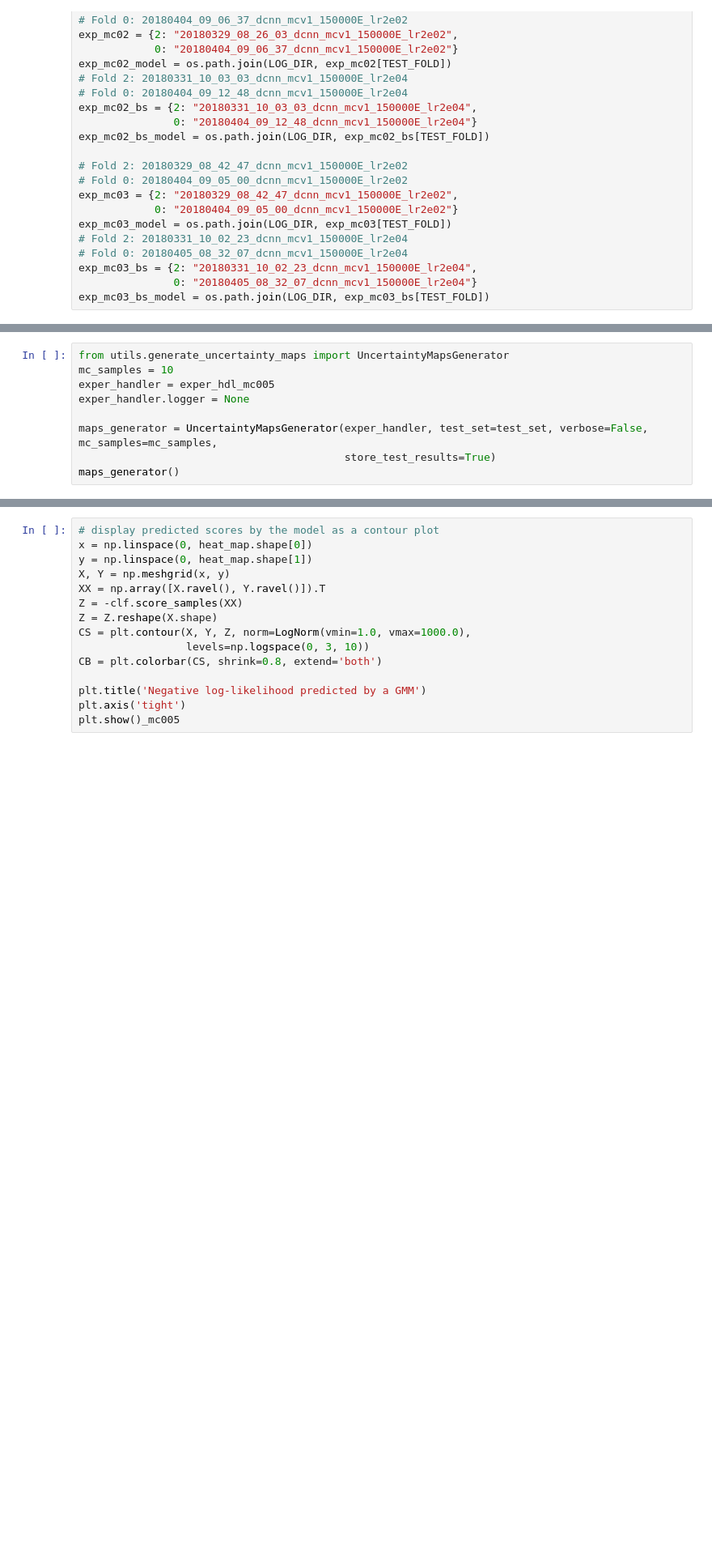
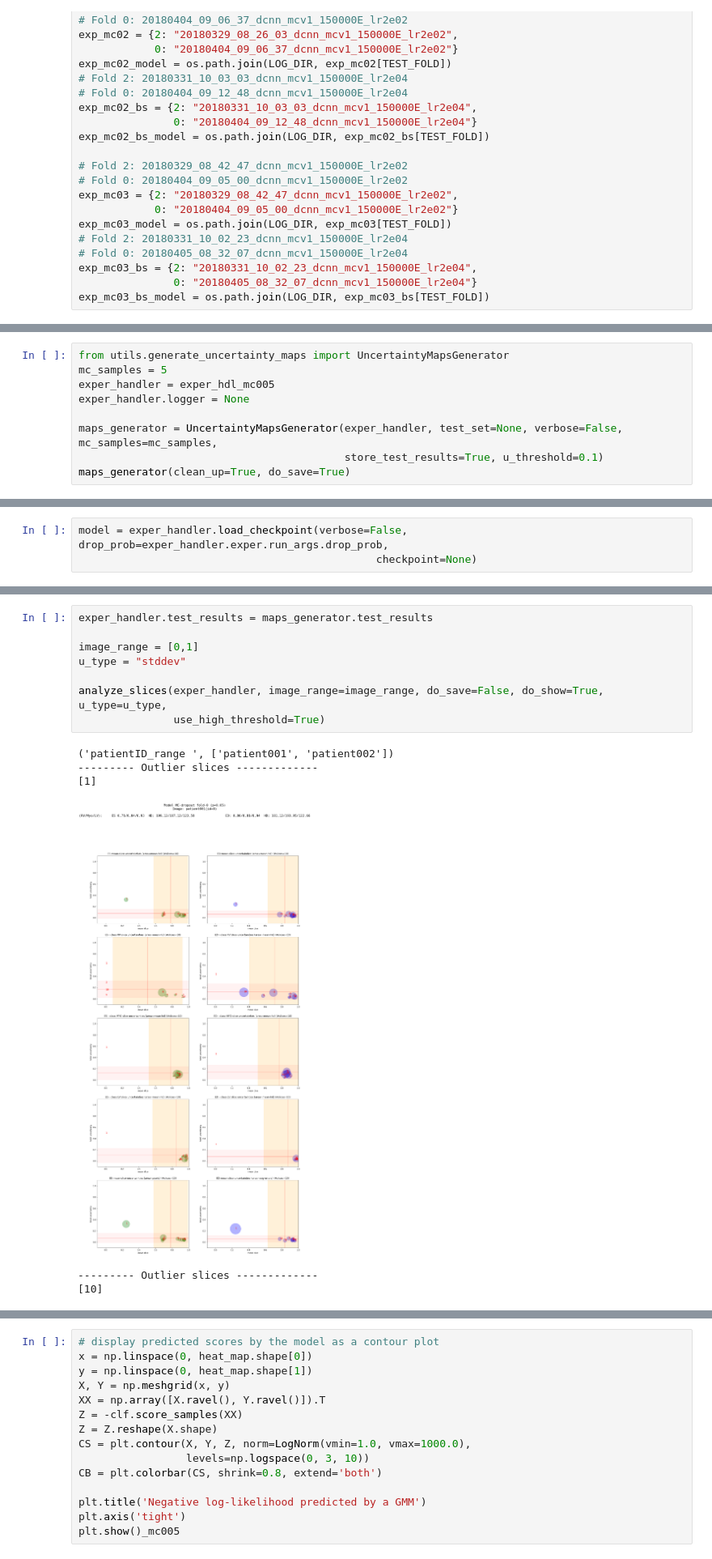
Before and after one commit to toologicbv/dcnn_acdc, a Jupyter notebook: notebooks/exploit_uncertainty.ipynb, the cells around one changed output, grey strips where cells are left out. Shown at 81% size. Saved outputs shown, nothing was run; the diff lists cells and outputs as text; blank space fills up the shorter version.

Commit message:
incorporated generate-outlier-dataset into experiment handler

```diff
--- a/notebooks/exploit_uncertainty.ipynb
+++ b/notebooks/exploit_uncertainty.ipynb
@@ -225,10 +230,10 @@ INFO - Successfully loaded 5 ED/ES patient pairs
 # %%
 from utils.generate_uncertainty_maps import UncertaintyMapsGenerator
-mc_samples = 10
+mc_samples = 5
 exper_handler = exper_hdl_mc005
 exper_handler.logger = None
 
-maps_generator = UncertaintyMapsGenerator(exper_handler, test_set=test_set, verbose=False, mc_samples=mc_samples,
-                                          store_test_results=True)
-maps_generator()
+maps_generator = UncertaintyMapsGenerator(exper_handler, test_set=None, verbose=False, mc_samples=mc_samples,
+                                          store_test_results=True, u_threshold=0.1)
+maps_generator(clean_up=True, do_save=True)
 # %% [output]
@@ -270,0 +265,3 @@ gmm.fit(heat_map)
+# %%
+model = exper_handler.load_checkpoint(verbose=False, drop_prob=exper_handler.exper.run_args.drop_prob,
+                                               checkpoint=None)
@@ -270,0 +281,15 @@ gmm.fit(heat_map)
+# %%
+exper_handler.test_results = maps_generator.test_results
+
+image_range = [0,1]
+u_type = "stddev"
+
+analyze_slices(exper_handler, image_range=image_range, do_save=False, do_show=True, u_type=u_type,
+               use_high_threshold=True)
+# %% [output]
+('patientID_range ', ['patient001', 'patient002'])
+--------- Outlier slices -------------
+[1]
+[figure, added]
+--------- Outlier slices -------------
+[10]
```
Also changed, not shown: parts of 21 cells of this notebook, 5 other files.
